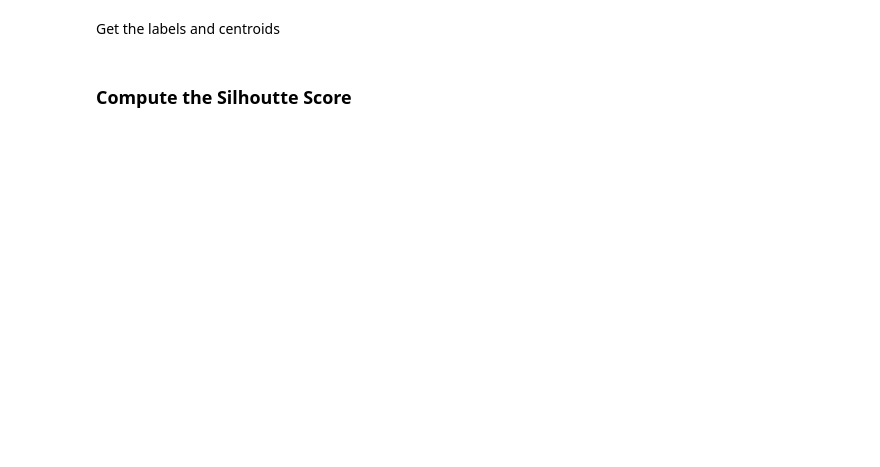
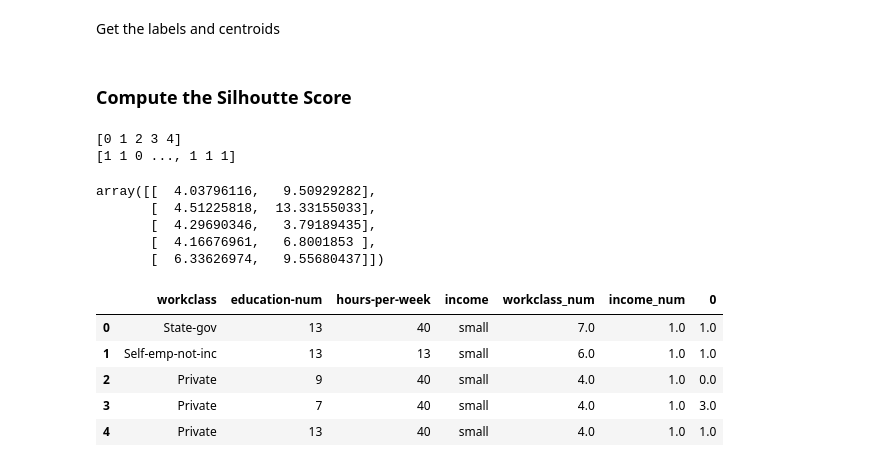
Before and after one commit to ColinJClemence/DataScienceStuff, a Jupyter notebook: curriculum/week-07/1.2-lab-clustering-kmeans/code/solution-code/solution-code.ipynb, the cells around one changed output. Cells and saved outputs as stored; diff of their text form; code cells hidden in the pictures; blank space fills up the shorter version.

Commit message:
updated clustering lab 1.2

```diff
--- a/curriculum/week-07/1.2-lab-clustering-kmeans/code/solution-code/solution-code.ipynb
+++ b/curriculum/week-07/1.2-lab-clustering-kmeans/code/solution-code/solution-code.ipynb
@@ -114,7 +121,7 @@ dn1 = dfn.as_matrix(columns=None)
 Cluster the Data - We are going to use 5 clusters based off of the above scatterplot
 # %%
 k = 5
-kmeans = cluster.KMeans(n_clusters=k)
+kmeans = cluster.KMeans(n_clusters=k, n_jobs=-1)
 kmeans.fit(dn1)
 # %% [output]
 KMeans(copy_x=True, init='k-means++', max_iter=300, n_clusters=5, n_init=10,
@@ -134,0 +142,24 @@ metrics.silhouette_score(dn1, labels, metric='euclidean', n_jobs=-1)
+# %%
+print np.unique(labels)
+print labels
+# %% [output]
+[0 1 2 3 4]
+[1 1 0 ..., 1 1 1]
+# %%
+centroids
+# %% [output]
+array([[  4.03796116,   9.50929282],
+       [  4.51225818,  13.33155033],
+       [  4.29690346,   3.79189435],
+       [  4.16676961,   6.8001853 ],
+       [  6.33626974,   9.55680437]])
+# %%
+tmp = df.join(pd.DataFrame(labels))
+tmp.head()
+# %% [output]
+|  | workclass | education-num | hours-per-week | income | workclass_num | income_num | 0 |
+| 0 | State-gov | 13 | 40 | small | 7.0 | 1.0 | 1.0 |
+| 1 | Self-emp-not-inc | 13 | 13 | small | 6.0 | 1.0 | 1.0 |
+| 2 | Private | 9 | 40 | small | 4.0 | 1.0 | 0.0 |
+| 3 | Private | 7 | 40 | small | 4.0 | 1.0 | 3.0 |
+| 4 | Private | 13 | 40 | small | 4.0 | 1.0 | 1.0 |
```
Also changed, not shown: parts of 9 cells of this notebook.
